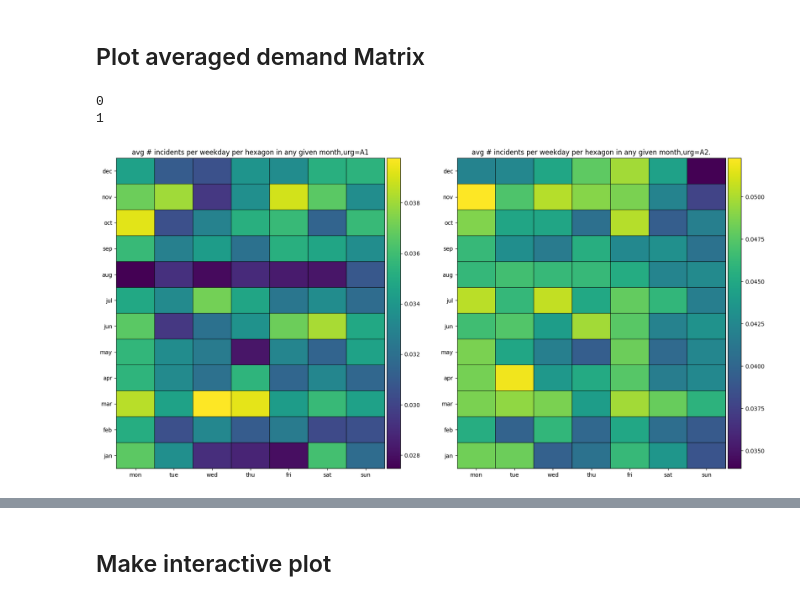
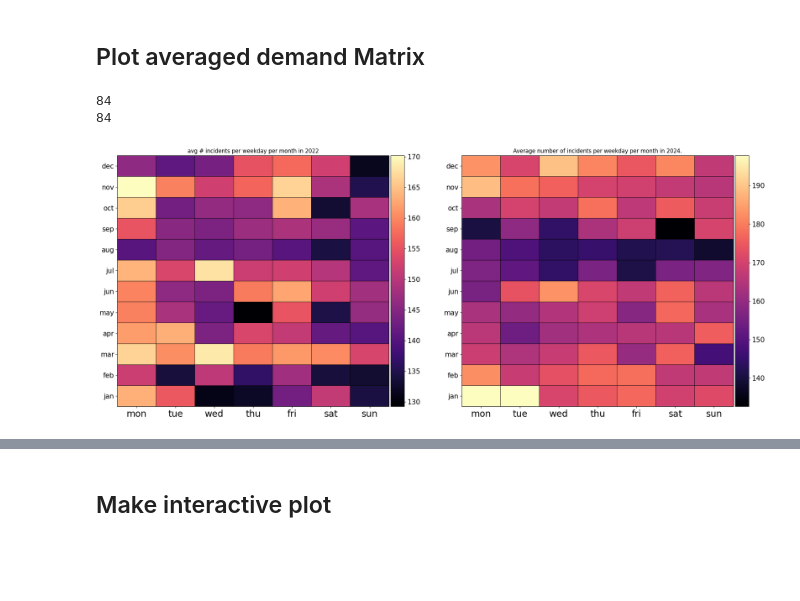
Before and after one commit to procionetti/demandMatrix_backup, a Jupyter notebook: demandMatrixBuilder.ipynb, the cells around one changed output, grey strips where cells are left out. Drawn from its saved outputs; the diff is of its cells as text; code cells hidden in the pictures; blank space fills up the shorter version.

Commit message:
yearly variation in Maps+demand matrix

```diff
--- a/demandMatrixBuilder.ipynb
+++ b/demandMatrixBuilder.ipynb
@@ -155,3 +142,11 @@ flgv_post=np.delete(flgv_post,[2,3,4,5,6,7,8,12,13,14,15,16,17,18,19,20,21,22],a
+# %%
+data_fld22=pd.read_excel(r'C:/Users/MC/OneDrive - Stokhos BV/Stokhos/regiosdata/fgm/FLD_08_21-09_22.xlsx')
+data_gvs22=pd.read_excel(r'C:/Users/MC/OneDrive - Stokhos BV/Stokhos/regiosdata/fgm/GVS_08_21-09_22.xlsx')
+data_fld24=pd.read_excel(r"C:/Users/MC/OneDrive - Stokhos BV/Stokhos/developer/dataIntoSql/AutomatiCoen/Data/FVL_Oct23_Sep24_data.xlsx")
+data_gvs24=pd.read_excel(r"C:/Users/MC/OneDrive - Stokhos BV/Stokhos/developer/dataIntoSql/AutomatiCoen/Data/GV_Oct23_Sep24_data.xlsx")
+# %%
+flgv22=np.vstack((np.array(data_fld22.iloc[:,[2,3,12,13,-2,-1]]),np.array(data_gvs22.iloc[:,[2,3,12,13,-2,-1]])))
+flgv24=np.vstack((np.array(data_fld24.iloc[:,[3,4,15,16,-3,-4]]),np.array(data_gvs24.iloc[:,[3,4,15,16,-2,-3]])))
 # %% [markdown]
 ### Clean datasets and create geo-DataFrame
 # %%
@@ -173,7 +176,7 @@ gdf_within_fgv= gdf_within_fgv.assign(lat = gdf_within_fgv.geometry.y.to_list())
 # %%
 hex_centres = [None]*4 # Initialize a list with 4 None elements
 for i, region in enumerate(['Flevoland Gooi Vecht (FGM)','Zuid Holland Zuid (ZHZ)','Twente','IJsselland']):
-    hex_centres[i] = pd.read_excel(r'C:/Users/MC/OneDrive - Stokhos BV/onDesktopBTO/Stokhos/geodata/Hex_coords.xlsx',region).drop('Unnamed: 0',axis=1).drop(0).reset_index().drop('index',axis=1)
+    hex_centres[i] = pd.read_excel(r'C:/Users/MC/OneDrive - Stokhos BV/Stokhos/geodata/Hex_coords_4regions.xlsx',region).drop('Unnamed: 0',axis=1).drop(0).reset_index().drop('index',axis=1)
     hex_centres[i] = hex_centres[i].rename(columns={hex_centres[i].columns[1]: "lon", hex_centres[i].columns[0]: "lat"})
     hex_centres[i] = hex_centres[i].reindex(columns=hex_centres[i].columns[::-1])
     hex_centres[i].sort_values(by=['lon', 'lat']).reset_index().drop('index',axis=1)
@@ -216,0 +217,4 @@ hex_grids=[hex_grid_A1,hex_grid_A2]
+# %%
+hex_grid_pre = gpd.read_file("saved_tables/filledHexGridFVG_0821_0923")
+hex_grid_post = gpd.read_file("saved_tables/filledHexGridFVG_1023_0924")
+filled_grids = [hex_grid_pre,hex_grid_post]
@@ -266,51 +422,47 @@ geobins.plot(column="count")
 # %% [markdown]
 ## Plot averaged demand Matrix
 # %%
-def pcolorplotter(hexdata):
+def pcolorplotter(datasets):
+    labels = ["2022","2024"]
     data2D=[]
     urgs=["A1","A2"]
     x=[i+0.5 for i in range(8)]
     y=[i+0.5 for i in range(13)]
+    for hexdata in datasets:
+        for month in range(1, 13):
+            for day in range(1, 8):
+                col1, col2 = f"month:{month}:-day:{day}-A1", f"month:{month}:-day:{day}-A2"
+                if col1 in hexdata.columns and col2 in hexdata.columns:
+                    hexdata[f"month:{month}:-day:{day}-sum"] = hexdata[col1] + hexdata[col2]
+        # for urg in urgs:
+        #     hexdata_urg = hexdata.filter(regex=rf'.*-{urg}$').sum(axis=0)
+        hexdata = hexdata.filter(regex = rf'.*-sum').sum(axis=0)
+        print(len(hexdata))
+        data2D.append(np.reshape(hexdata, (12,7)))
 
-    for i,data in enumerate(hexdata):
-        print(i)
-        maxIncPerWeekday = data.iloc[:,1:].max()
-        meanIncPerWeekday= data.iloc[:,1:].mean()
-        meanIncPerWeekday=np.array(meanIncPerWeekday)
-        data_2d=np.reshape(meanIncPerWeekday,(12,7))
-        data2D.append(np.reshape(meanIncPerWeekday, (12,7)))
-
-    fig = plt.figure(figsize=(20, 10))
+    fig = plt.figure(figsize=(25, 10))
     ax1 = fig.add_subplot(121)
-    im1 = ax1.pcolor(data2D[0],cmap='viridis',vmin=np.min(data2D[0]), vmax=np.max(data2D[0]),edgecolors='k', linewidths=0.6)
-    ax1.set_xticks(x[:-1],days)
-    ax1.set_yticks(y[:-1],months)
-    ax1.set_title(f'avg # incidents per weekday per hexagon in any given month,urg={urgs[0]}')
-
+    im1 = ax1.pcolor(data2D[0],cmap='magma',vmin=np.min(data2D[0]), vmax=np.max(data2D[0]),edgecolors='k', linewidths=0.6)
+    ax1.set_xticks(x[:-1],days,size=20)
+    ax1.set_yticks(y[:-1],months,size=15)
+    ax1.set_title(f'avg # incidents per weekday per month in {labels[0]}')
     divider = make_axes_locatable(ax1)
     cax = divider.append_axes('right', size='5%', pad=0.05)
-    fig.colorbar(im1, cax=cax, orientation='vertical')
+    cbar1 = fig.colorbar(im1, cax=cax, orientation='vertical')
+    cbar1.ax.tick_params(labelsize = 15)
 
     ax2 = fig.add_subplot(122)
-    im2 = ax2.pcolor(data2D[1],cmap='viridis',vmin=np.min(data2D[1]), vmax=np.max(data2D[1]),edgecolors='k', linewidths=0.6)
-    ax2.set_xticks(x[:-1],days)
-    ax2.set_yticks(y[:-1],months)
-    ax2.set_title(f'avg # incidents per weekday per hexagon in any given month,urg={urgs[1]}.')
+    im2 = ax2.pcolor(data2D[1],cmap='magma',vmin=np.min(data2D[1]), vmax=np.max(data2D[1]),edgecolors='k', linewidths=0.6)
+    ax2.set_xticks(x[:-1],days,size=20)
+    ax2.set_yticks(y[:-1],months,size=15)
+    ax2.set_title(f'Average number of incidents per weekday per month in {labels[1]}.')
     divider = make_axes_locatable(ax2)
     cax = divider.append_axes('right', size='5%', pad=0.05)
-    fig.colorbar(im2, cax=cax, orientation='vertical')
-
-    #fig,axs=plt.subplots(1,len(hexdata),figsize=(len(hexdata)*10,10))
-    #c=plt.pcolor(data_2d,cmap='viridis',vmin=np.min(meanIncPerWeekday), vmax=np.max(meanIncPerWeekday),edgecolors='k', linewidths=0.6)
-    #for j in range(2):
-    #    c=axs[j].pcolor(data2D[j],cmap='viridis',vmin=np.min(meanIncPerWeekday), vmax=np.max(meanIncPerWeekday),edgecolors='k', linewidths=0.6)
-    #    axs[j].set_xticks(x[:-1],days)
-    #    axs[j].set_yticks(y[:-1],months)
-    #    axs[j].set_title(f'Spatially-averaged demand,urg={urgs[i]}')
-    #    axs[j].colorbar(c)
-
-pcolorplotter(hex_grids)
+    cbar = fig.colorbar(im2, cax=cax, orientation='vertical')
+    cbar.ax.tick_params(labelsize=15)
+    return data2D
+pre2D=pcolorplotter([hex_grid_pre,hex_grid_post])
 # %% [output]
-0
-1
+84
+84
-[figure, old version]
+[figure, new version]
```
Also changed, not shown: parts of 18 cells of this notebook, 7 other files.
